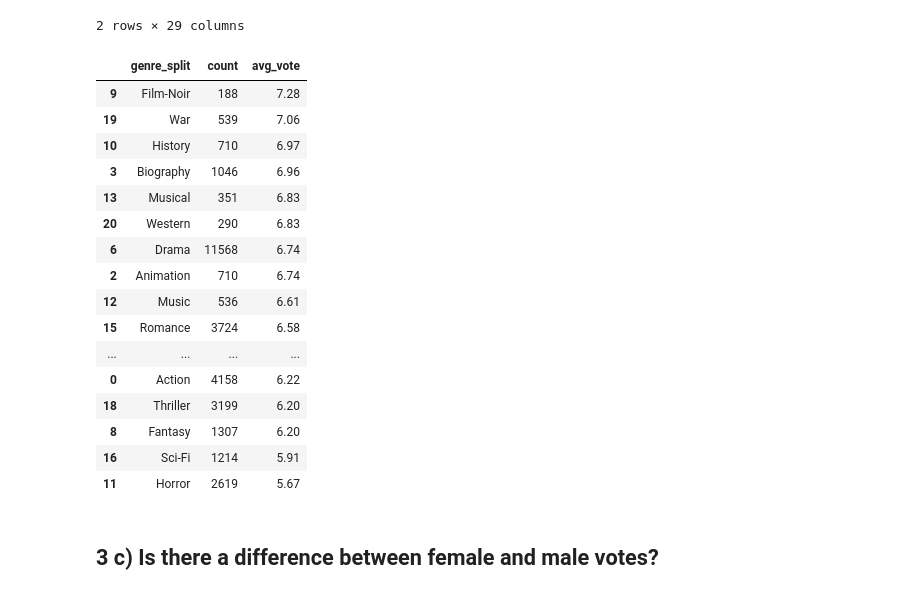
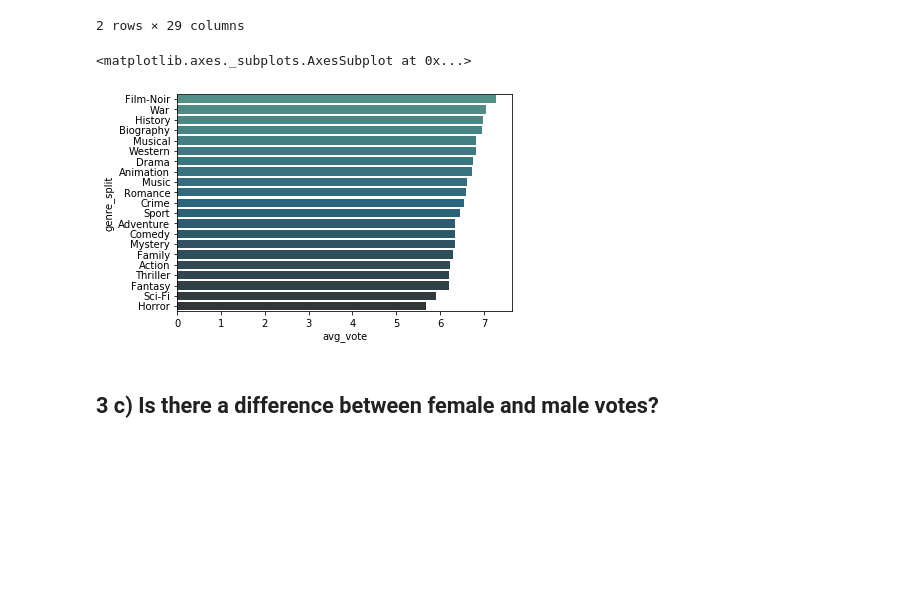
Before and after one commit to BrittaGue/imdb_data, a Jupyter notebook: data_analysis_IMDB.ipynb, the cells around one changed output. Drawn from its saved outputs; the diff is of its cells as text; code cells hidden in the pictures; blank space fills up the shorter version.

```diff
--- a/data_analysis_IMDB.ipynb
+++ b/data_analysis_IMDB.ipynb
@@ -312,25 +318,12 @@ movies_genre_split.head(2)
 movies_grouped_genre = movies_genre_split.groupby(['genre_split']) \
        .agg(count=('weighted_average_vote', 'count'), avg_vote=('weighted_average_vote', 'mean')) \
        .reset_index()
-movies_grouped_genre.sort_values(by='avg_vote', ascending=False).style.background_gradient(cmap ='coolwarm')
+movies_grouped_genre_sorted = movies_grouped_genre.sort_values(by='avg_vote', ascending=False)
-# %% [output]
-|  | genre_split | count | avg_vote |
-| 9 | Film-Noir | 188 | 7.28 |
-| 19 | War | 539 | 7.06 |
-| 10 | History | 710 | 6.97 |
-| 3 | Biography | 1046 | 6.96 |
-| 13 | Musical | 351 | 6.83 |
-| 20 | Western | 290 | 6.83 |
-| 6 | Drama | 11568 | 6.74 |
-| 2 | Animation | 710 | 6.74 |
-| 12 | Music | 536 | 6.61 |
-| 15 | Romance | 3724 | 6.58 |
-| ... | ... | ... | ... |
-| 0 | Action | 4158 | 6.22 |
-| 18 | Thriller | 3199 | 6.20 |
-| 8 | Fantasy | 1307 | 6.20 |
-| 16 | Sci-Fi | 1214 | 5.91 |
-| 11 | Horror | 2619 | 5.67 |
+# %%
+sns.barplot(x='avg_vote', y='genre_split', data=movies_grouped_genre_sorted, palette=("crest_d"))
+# %% [output]
+<matplotlib.axes._subplots.AxesSubplot at 0x...>
+[figure, added]
 # %% [markdown]
 ## 3 c) Is there a difference between female and male votes?
 # %%
```
Also changed, not shown: parts of 5 cells of this notebook.
